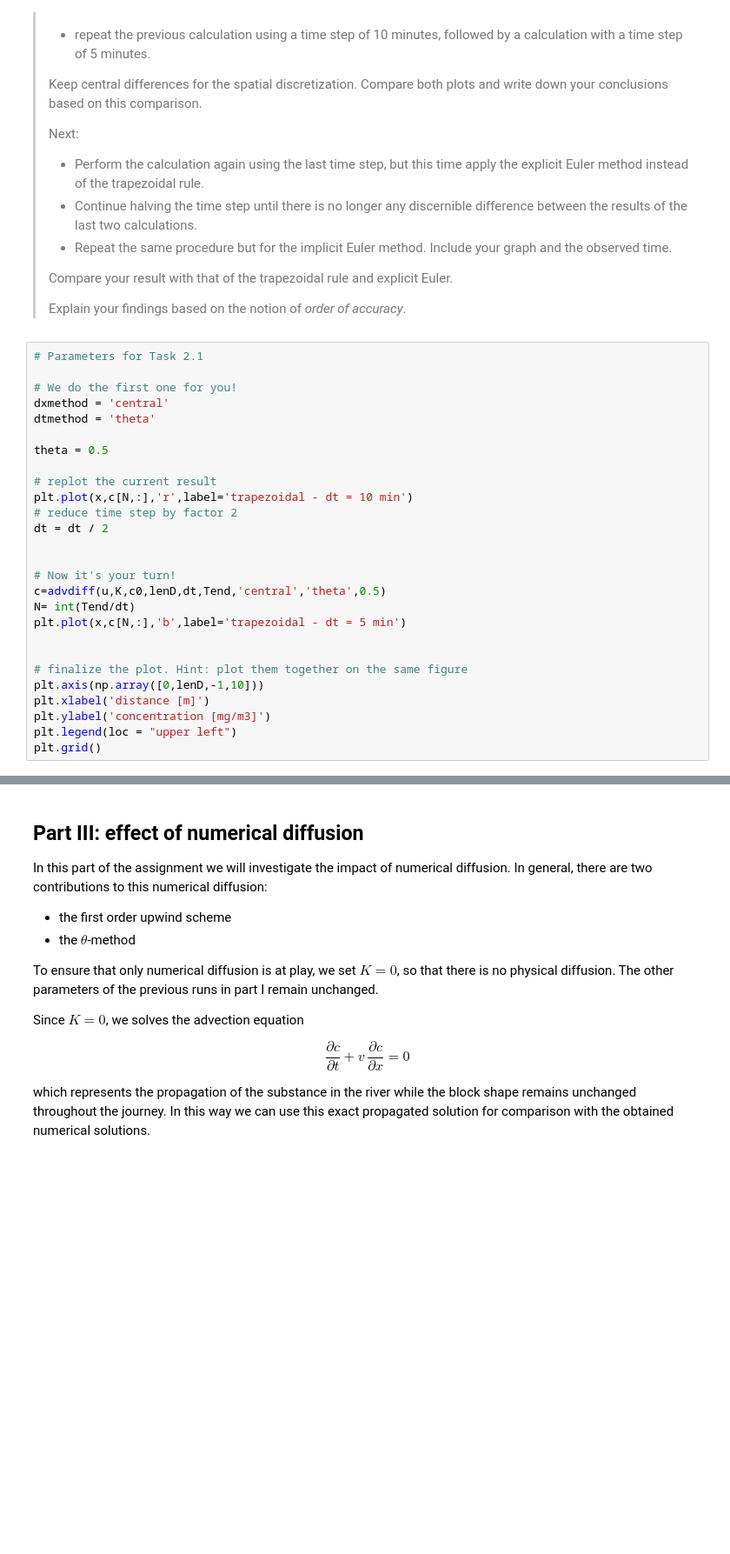
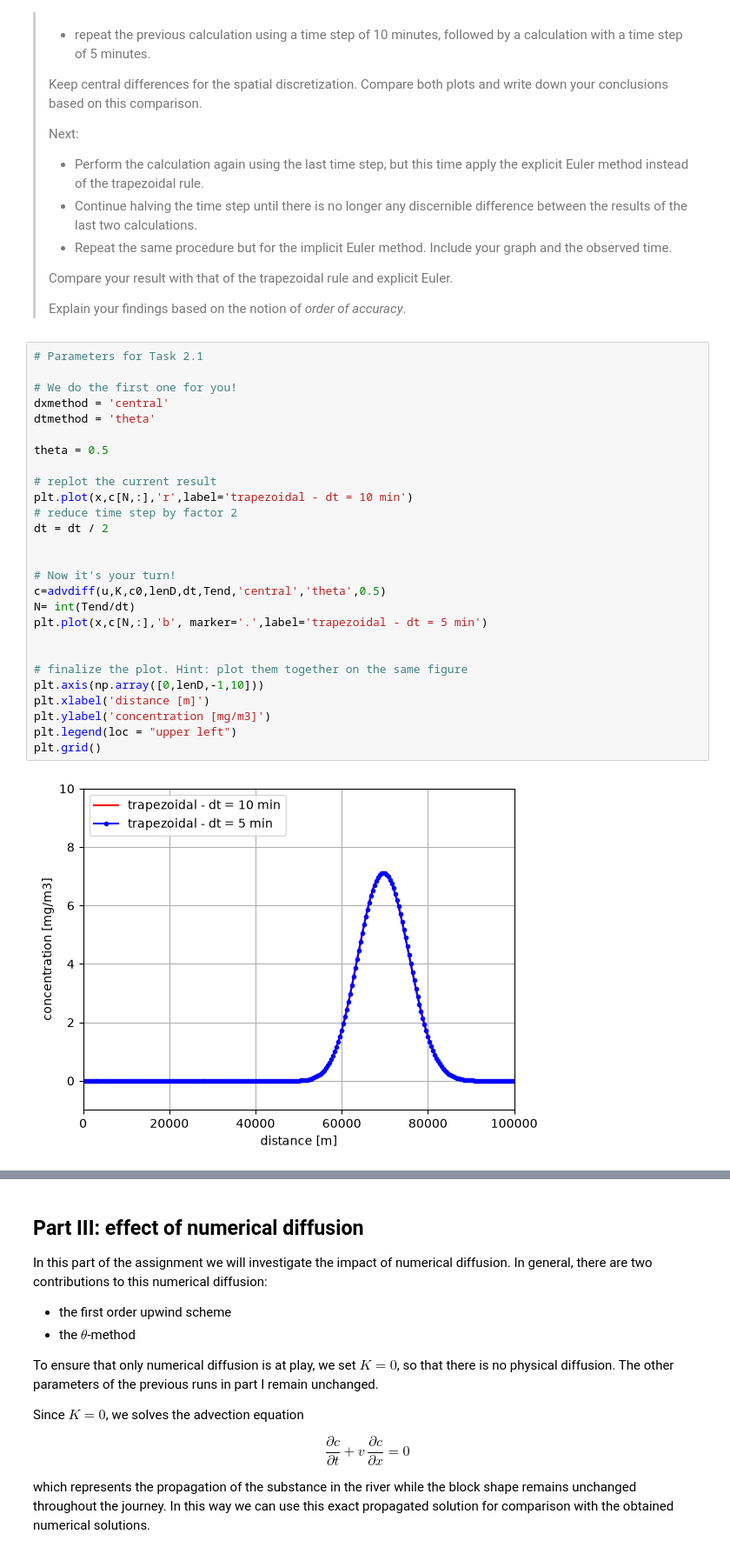
Before and after one commit to vy4syv4s/Group-Assignment-2.1, a Jupyter notebook: grp09.ipynb, the cells around one changed output, grey strips where cells are left out. Shown at 87% size. Saved outputs shown, nothing was run; the diff lists cells and outputs as text; blank space fills up the shorter version.

```diff
--- a/grp09.ipynb
+++ b/grp09.ipynb
@@ -255,30 +263,32 @@ In the remainder of this assignment we will work with these three schemes.
 # %%
 # Parameters for Task 2.1
 
 # We do the first one for you!
 dxmethod = 'central'
 dtmethod = 'theta'
 
 theta = 0.5
 
 # replot the current result
 plt.plot(x,c[N,:],'r',label='trapezoidal - dt = 10 min')
 # reduce time step by factor 2
 dt = dt / 2
 
 
 # Now it's your turn!
 c=advdiff(u,K,c0,lenD,dt,Tend,'central','theta',0.5)
 N= int(Tend/dt)
-plt.plot(x,c[N,:],'b',label='trapezoidal - dt = 5 min')
+plt.plot(x,c[N,:],'b', marker='.',label='trapezoidal - dt = 5 min')
 
 
 # finalize the plot. Hint: plot them together on the same figure
 plt.axis(np.array([0,lenD,-1,10]))
 plt.xlabel('distance [m]')
 plt.ylabel('concentration [mg/m3]')
 plt.legend(loc = "upper left")
 plt.grid()
+# %% [output]
+[figure, added]
 # %%
 # Parameters for Task 2.1
 
```
Also changed, not shown: parts of 8 cells of this notebook.
